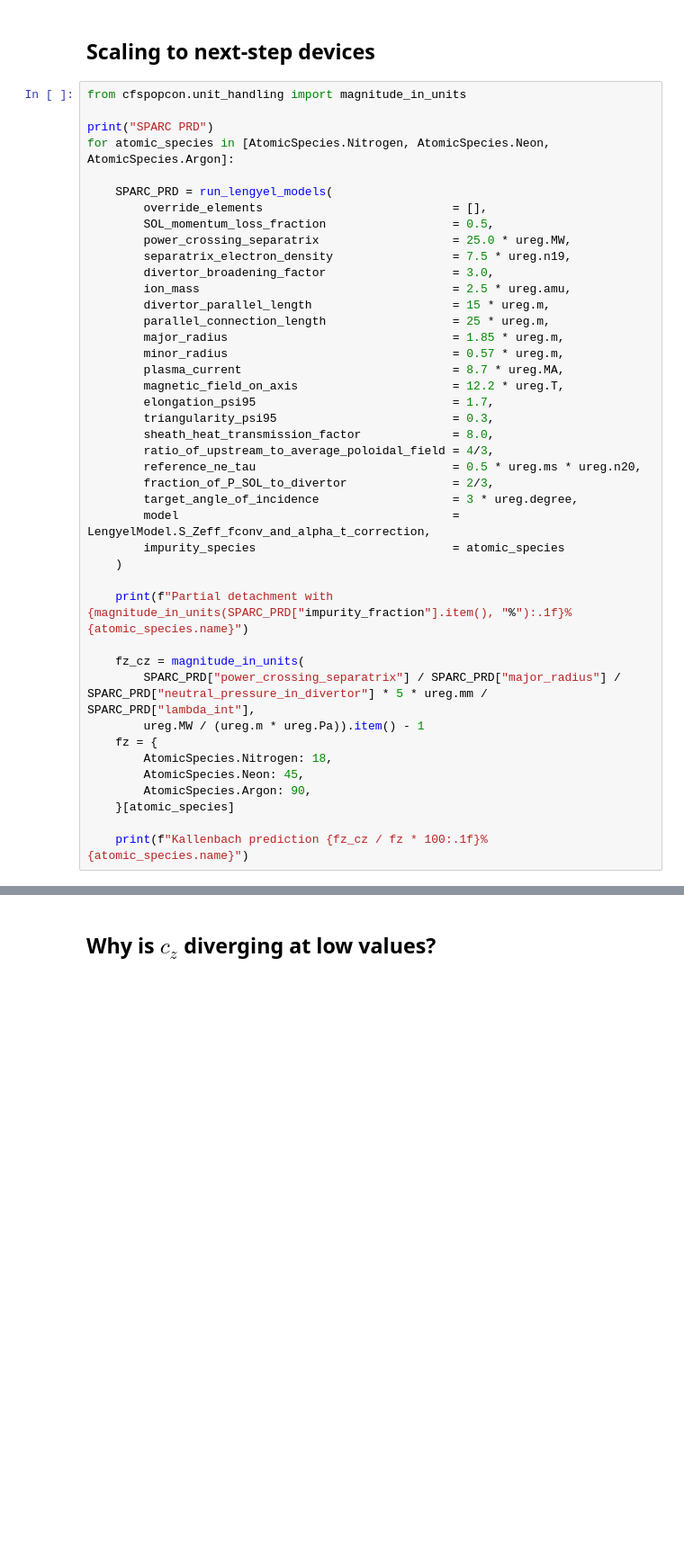
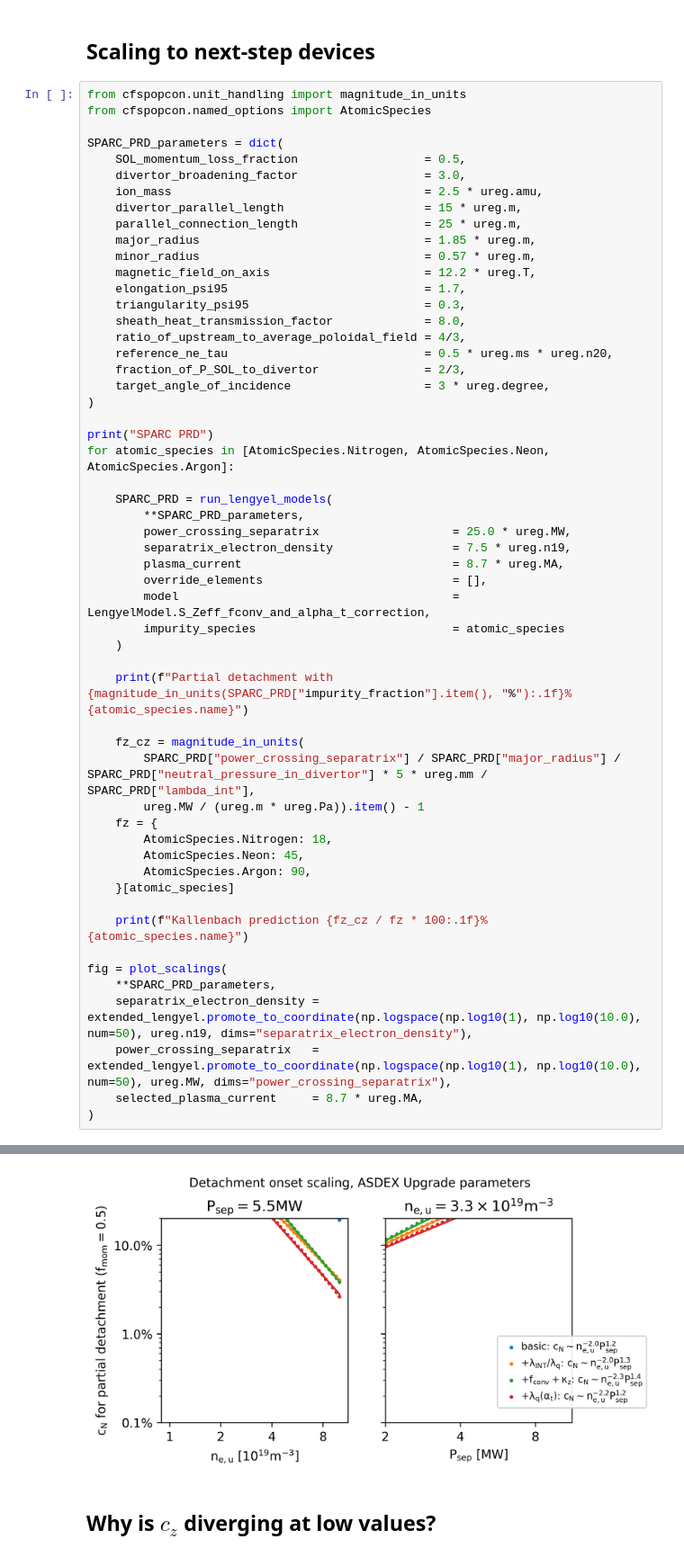
Before and after one commit to cfs-energy/extended-lengyel, a Jupyter notebook: notebooks/7.Turbulence_broadening.ipynb, the cells around one changed output, grey strips where cells are left out. Shown at 90% size. Cells and saved outputs as stored; diff of their text form; blank space fills up the shorter version.

```diff
--- a/notebooks/7.Turbulence_broadening.ipynb
+++ b/notebooks/7.Turbulence_broadening.ipynb
@@ -268,30 +274,35 @@ fig = plot_scalings(
 ## Scaling to next-step devices
 # %%
 from cfspopcon.unit_handling import magnitude_in_units
+from cfspopcon.named_options import AtomicSpecies
+
+SPARC_PRD_parameters = dict(
+    SOL_momentum_loss_fraction                  = 0.5,
+    divertor_broadening_factor                  = 3.0,
+    ion_mass                                    = 2.5 * ureg.amu,
+    divertor_parallel_length                    = 15 * ureg.m,
+    parallel_connection_length                  = 25 * ureg.m,
+    major_radius                                = 1.85 * ureg.m,
+    minor_radius                                = 0.57 * ureg.m,
+    magnetic_field_on_axis                      = 12.2 * ureg.T,
+    elongation_psi95                            = 1.7,
+    triangularity_psi95                         = 0.3,
+    sheath_heat_transmission_factor             = 8.0,
+    ratio_of_upstream_to_average_poloidal_field = 4/3,
+    reference_ne_tau                            = 0.5 * ureg.ms * ureg.n20,
+    fraction_of_P_SOL_to_divertor               = 2/3,
+    target_angle_of_incidence                   = 3 * ureg.degree,
+)
 
 print("SPARC PRD")
 for atomic_species in [AtomicSpecies.Nitrogen, AtomicSpecies.Neon, AtomicSpecies.Argon]:
 
     SPARC_PRD = run_lengyel_models(
-        override_elements                           = [],
-        SOL_momentum_loss_fraction                  = 0.5,
+        **SPARC_PRD_parameters,
         power_crossing_separatrix                   = 25.0 * ureg.MW,
         separatrix_electron_density                 = 7.5 * ureg.n19,
-        divertor_broadening_factor                  = 3.0,
-        ion_mass                                    = 2.5 * ureg.amu,
-        divertor_parallel_length                    = 15 * ureg.m,
-        parallel_connection_length                  = 25 * ureg.m,
-        major_radius                                = 1.85 * ureg.m,
-        minor_radius                                = 0.57 * ureg.m,
         plasma_current                              = 8.7 * ureg.MA,
-        magnetic_field_on_axis                      = 12.2 * ureg.T,
-        elongation_psi95                            = 1.7,
-        triangularity_psi95                         = 0.3,
-        sheath_heat_transmission_factor             = 8.0,
-        ratio_of_upstream_to_average_poloidal_field = 4/3,
-        reference_ne_tau                            = 0.5 * ureg.ms * ureg.n20,
-        fraction_of_P_SOL_to_divertor               = 2/3,
-        target_angle_of_incidence                   = 3 * ureg.degree,
+        override_elements                           = [],
         model                                       = LengyelModel.S_Zeff_fconv_and_alpha_t_correction,
         impurity_species                            = atomic_species
     )
@@ -308,5 +319,12 @@ for atomic_species in [AtomicSpecies.Nitrogen, AtomicSpecies.Neon, AtomicSpecies
     }[atomic_species]
 
     print(f"Kallenbach prediction {fz_cz / fz * 100:.1f}% {atomic_species.name}")
+
+fig = plot_scalings(
+    **SPARC_PRD_parameters,
+    separatrix_electron_density = extended_lengyel.promote_to_coordinate(np.logspace(np.log10(1), np.log10(10.0), num=50), ureg.n19, dims="separatrix_electron_density"),
+    power_crossing_separatrix   = extended_lengyel.promote_to_coordinate(np.logspace(np.log10(1), np.log10(10.0), num=50), ureg.MW, dims="power_crossing_separatrix"),
+    selected_plasma_current     = 8.7 * ureg.MA,
+)
 # %% [output]
 SPARC PRD
@@ -319,3 +337,4 @@ Kallenbach prediction 3.4% Argon
+[figure, added]
 # %% [markdown]
 ## Why is $c_z$ diverging at low values?
 # %% [markdown]
```
Also changed, not shown: parts of 7 cells of this notebook, 18 other files.
